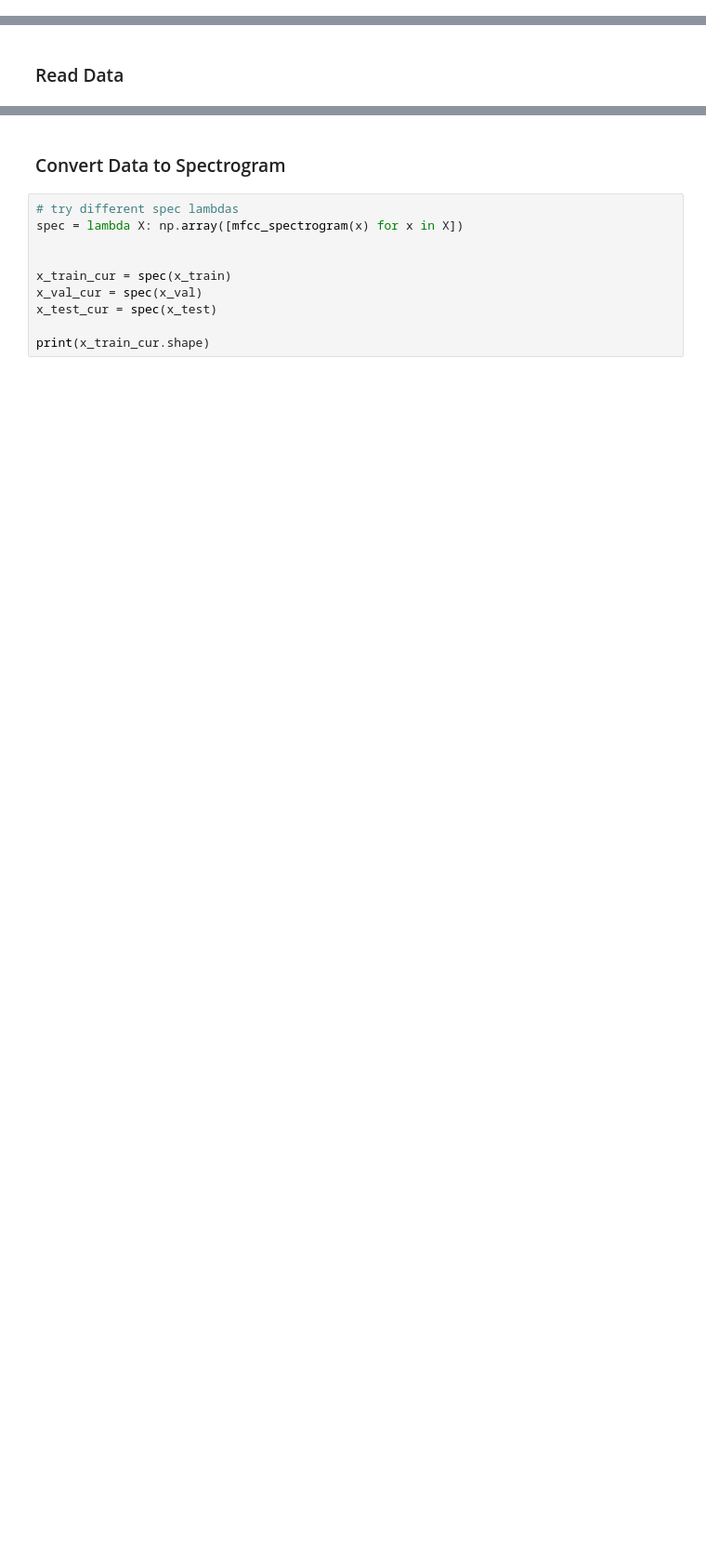
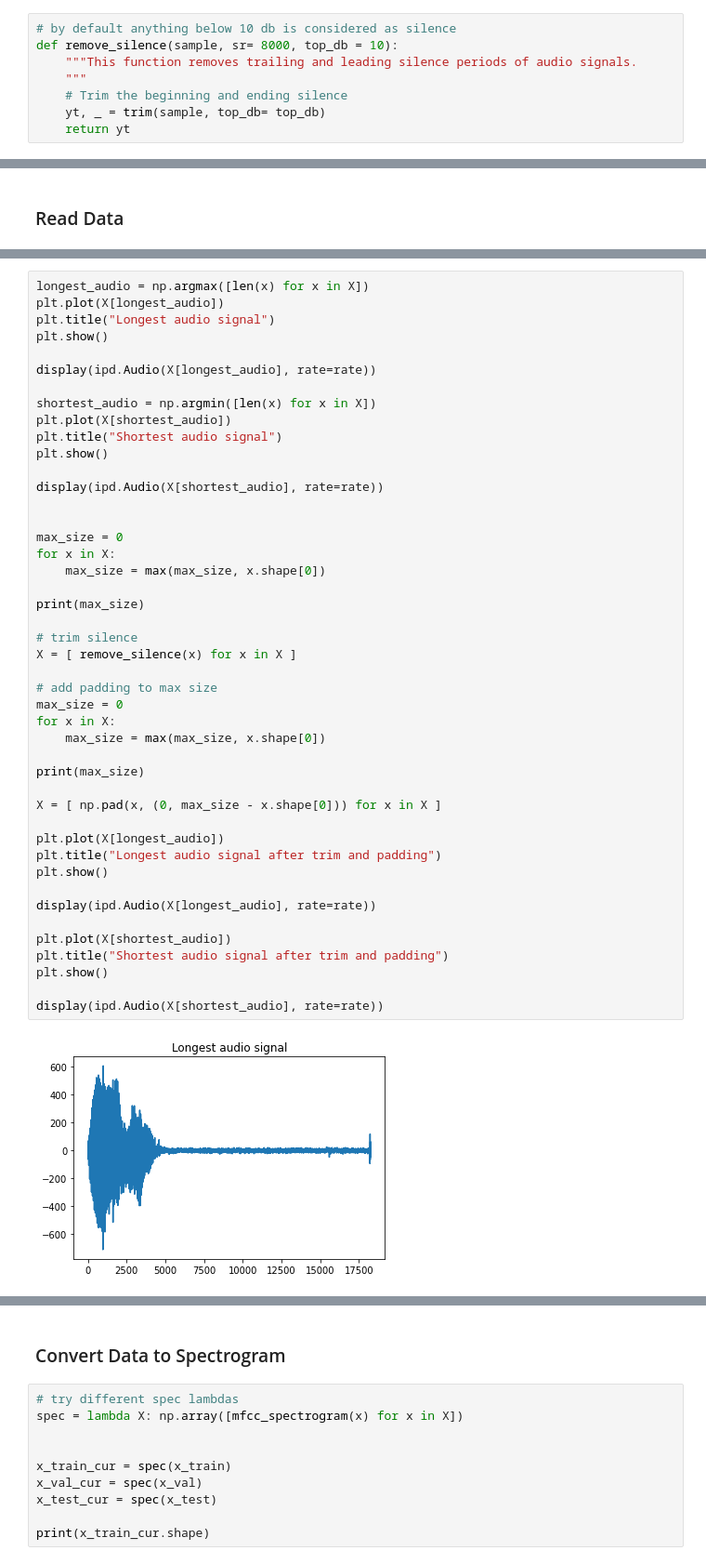
Before and after one commit to leand12/TAAProject2, a Jupyter notebook: proj2.ipynb, the cells around one changed output, grey strips where cells are left out. Shown: that part at 93% size. Saved outputs shown, nothing was run; the diff lists cells and outputs as text; blank space fills up the shorter version.

```diff
--- a/proj2.ipynb
+++ b/proj2.ipynb
@@ -59,3 +30,11 @@ def trim_silence(audio, n_noise_samples=1000, noise_factor=1.0, mean_filter_size
+# %%
+# by default anything below 10 db is considered as silence
+def remove_silence(sample, sr= 8000, top_db = 10):
+    """This function removes trailing and leading silence periods of audio signals.
+    """
+    # Trim the beginning and ending silence
+    yt, _ = trim(sample, top_db= top_db)
+    return yt
 # %%
 def pad_trunc(aud, max_ms):
     sig, sr = aud
@@ -232,0 +226,47 @@ for i in range(0, 2):
+# %%
+longest_audio = np.argmax([len(x) for x in X])
+plt.plot(X[longest_audio])
+plt.title("Longest audio signal")
+plt.show()
+
+display(ipd.Audio(X[longest_audio], rate=rate))
+
+shortest_audio = np.argmin([len(x) for x in X])
+plt.plot(X[shortest_audio])
+plt.title("Shortest audio signal")
+plt.show()
+
+display(ipd.Audio(X[shortest_audio], rate=rate))
+
+
+max_size = 0
+for x in X:
+    max_size = max(max_size, x.shape[0])
+
+print(max_size)
+
+# trim silence
+X = [ remove_silence(x) for x in X ]
+
+# add padding to max size
+max_size = 0
+for x in X:
+    max_size = max(max_size, x.shape[0])
+
+print(max_size)
+
+X = [ np.pad(x, (0, max_size - x.shape[0])) for x in X ]
+
+plt.plot(X[longest_audio])
+plt.title("Longest audio signal after trim and padding")
+plt.show()
+
+display(ipd.Audio(X[longest_audio], rate=rate))
+
+plt.plot(X[shortest_audio])
+plt.title("Shortest audio signal after trim and padding")
+plt.show()
+
+display(ipd.Audio(X[shortest_audio], rate=rate))
+# %% [output]
+[figure, added]
```
Also changed, not shown: parts of 21 cells of this notebook, 14 other files.
